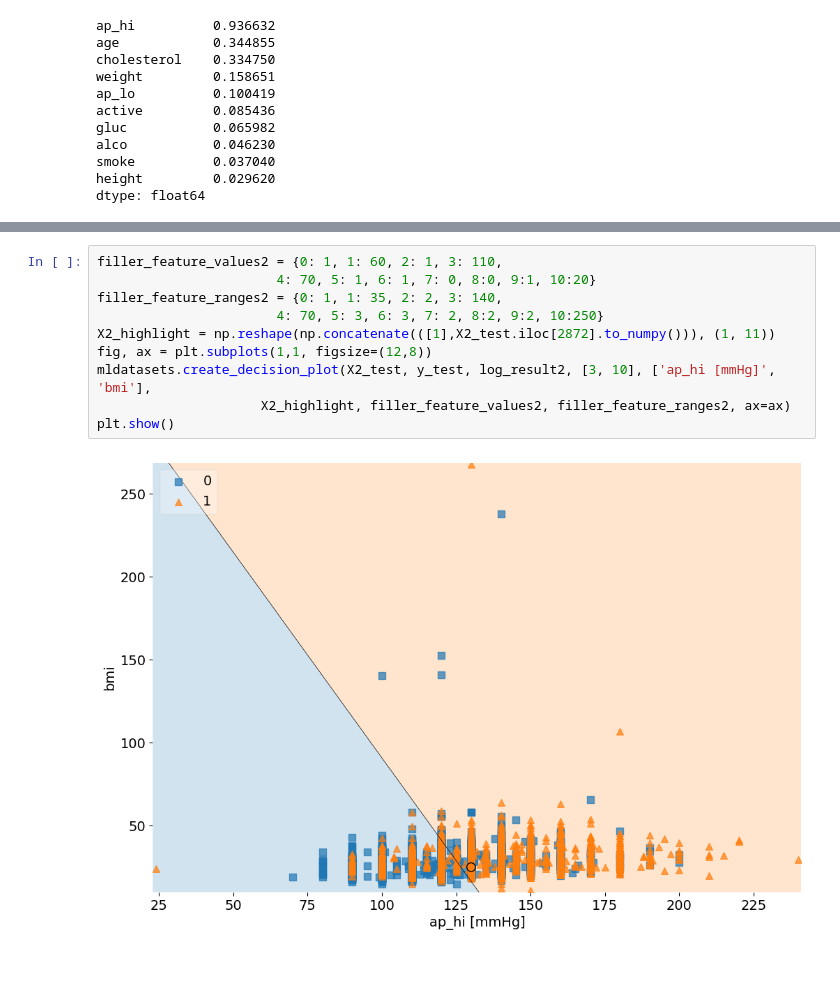
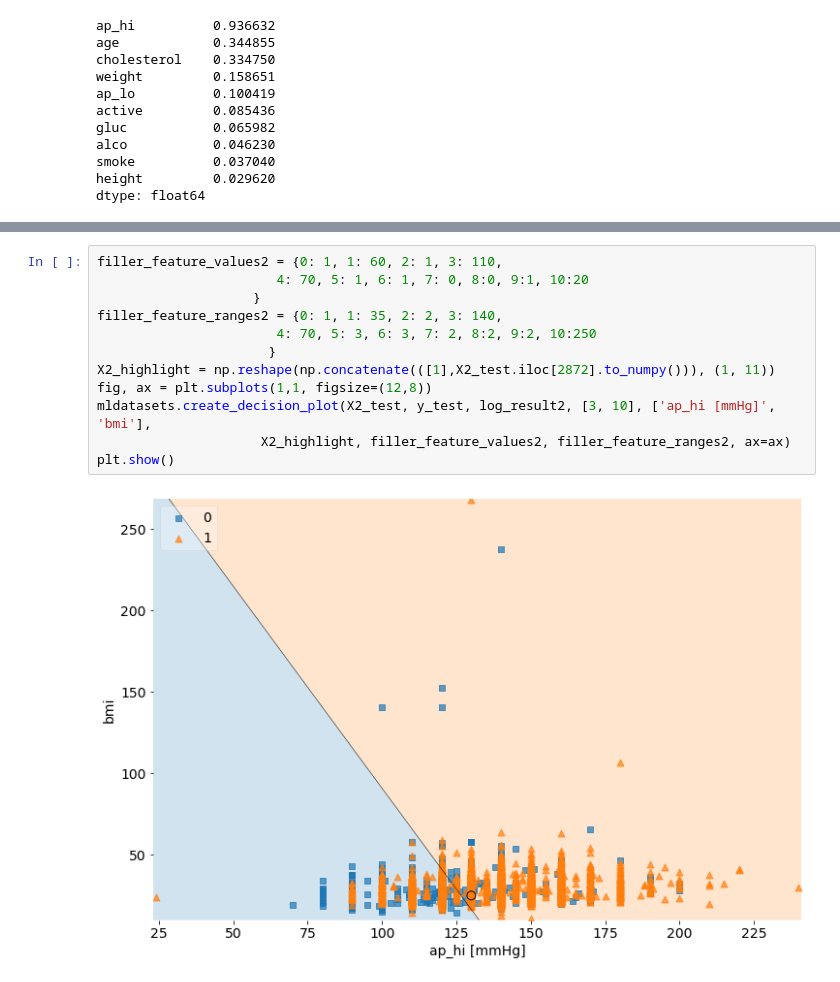
Before and after one commit to Schmidl-DS-Practice/vdsmlStarterLib, a Jupyter notebook: interpretableMLWpython/chapter2/cvd.ipynb, the cells around one changed output, grey strips where cells are left out. Cells and saved outputs as stored; diff of their text form.

```diff
--- a/interpretableMLWpython/chapter2/cvd.ipynb
+++ b/interpretableMLWpython/chapter2/cvd.ipynb
@@ -236,12 +251,14 @@ Optimization terminated successfully.
 # %%
 filler_feature_values2 = {0: 1, 1: 60, 2: 1, 3: 110,
-                       4: 70, 5: 1, 6: 1, 7: 0, 8:0, 9:1, 10:20}
+                       4: 70, 5: 1, 6: 1, 7: 0, 8:0, 9:1, 10:20
+                    }
 filler_feature_ranges2 = {0: 1, 1: 35, 2: 2, 3: 140,
-                       4: 70, 5: 3, 6: 3, 7: 2, 8:2, 9:2, 10:250}
+                       4: 70, 5: 3, 6: 3, 7: 2, 8:2, 9:2, 10:250
+                      }
 X2_highlight = np.reshape(np.concatenate(([1],X2_test.iloc[2872].to_numpy())), (1, 11))
 fig, ax = plt.subplots(1,1, figsize=(12,8))
 mldatasets.create_decision_plot(X2_test, y_test, log_result2, [3, 10], ['ap_hi [mmHg]', 'bmi'],
                      X2_highlight, filler_feature_values2, filler_feature_ranges2, ax=ax)
 plt.show()
 # %% [output]
-[figure, old version]
+[figure, new version]
```
Also changed, not shown: parts of 31 cells of this notebook, 9 other files.
